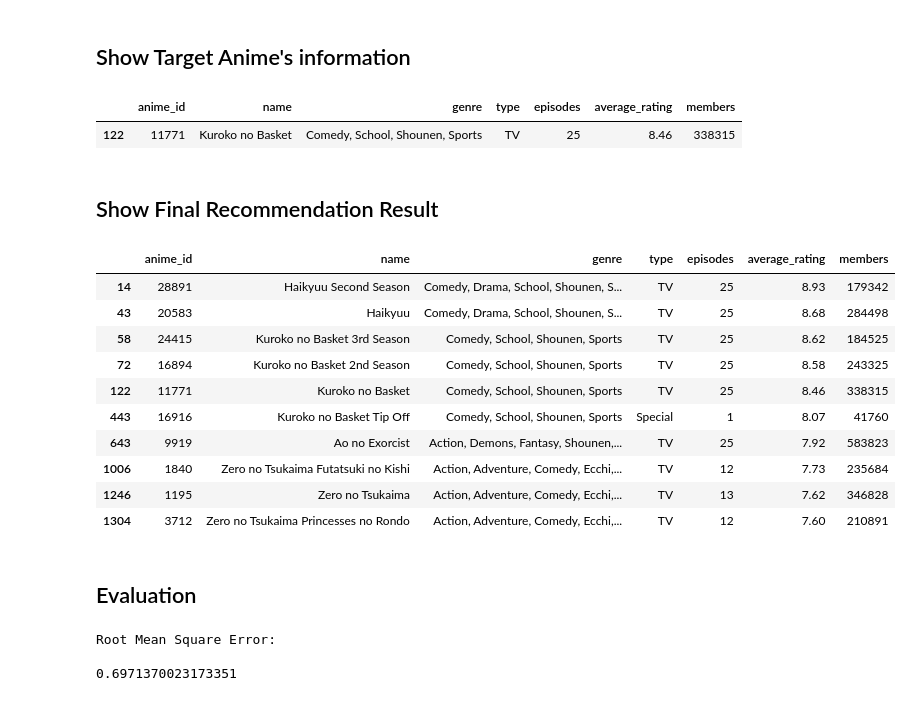
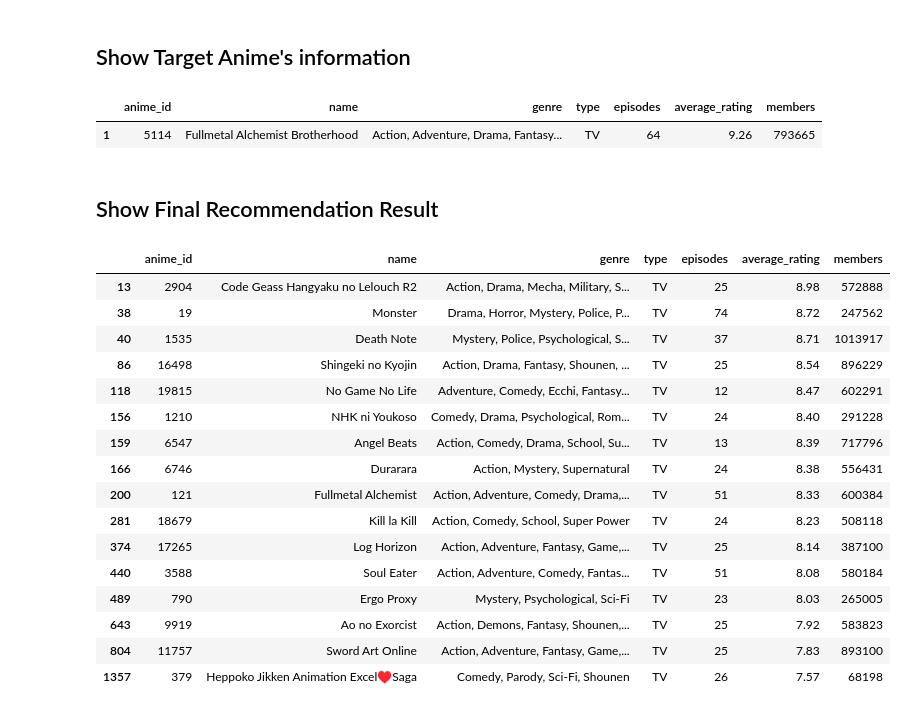
Before and after one commit to englip2002/AnimeRecommenderSystem, a Jupyter notebook: HybridRecommender.ipynb, the cells around one changed output. Cells and saved outputs as stored; diff of their text form; code cells hidden in the pictures.

```diff
--- a/HybridRecommender.ipynb
+++ b/HybridRecommender.ipynb
@@ -399,0 +391,11 @@ user_recommendation = user_recommendation[:5]
+# %%
+#sort value by rating
+target_user = raw_merged_data.loc[raw_merged_data['user_id'] == target_user_id].sort_values(by= 'user_rating', ascending= False)
+
+user_recommendation = raw_merged_data[raw_merged_data['user_id'] == most_similar_user]
+user_recommendation = user_recommendation.sort_values(by= 'user_rating', ascending= False)
+
+#Trim the result exist in user's rating
+user_recommendation = user_recommendation[~user_recommendation['anime_id'].isin(target_user['anime_id'].tolist())]
+user_recommendation = user_recommendation[:numberOfResult]
+user_recommendation
@@ -400,3 +414,3 @@ user_recommendation = user_recommendation[:5]
 # %%
 user_recommendation_list = user_recommendation['anime_id'].tolist()
-user_recommendation_list = user_recommendation_list
+user_recommendation_list
@@ -555,0 +572,4 @@ similar_popular_animes
+# %%
+#trim the result exist in user's rating
+similar_popular_animes = similar_popular_animes[~similar_popular_animes.index.isin(target_user['anime_id'].tolist())]
+similar_popular_animes.head()
@@ -556,5 +584,6 @@ similar_popular_animes
 # %%
-most_similar_popular_animes = similar_popular_animes[:5]
+#make it a list
+most_similar_popular_animes = similar_popular_animes[:numberOfResult]
 most_similar_popular_animes_list = most_similar_popular_animes.index.to_list()
 most_similar_popular_animes_list
 # %% [output]
@@ -580,43 +634,34 @@ pd.DataFrame(target_user.head(10))
 # %% [markdown]
 ## Show Target Anime's information
 # %%
-target_anime = anime_data.loc[anime_data['anime_id'] == top_rated_anime_id]
-pd.DataFrame(target_anime)
+target_search_anime = anime_data.loc[anime_data['anime_id'] == top_rated_anime_id]
+pd.DataFrame(target_search_anime)
 # %% [output]
 |  | anime_id | name | genre | type | episodes | average_rating | members |
-| 122 | 11771 | Kuroko no Basket | Comedy, School, Shounen, Sports | TV | 25 | 8.46 | 338315 |
+| 1 | 5114 | Fullmetal Alchemist Brotherhood | Action, Adventure, Drama, Fantasy... | TV | 64 | 9.26 | 793665 |
 # %% [markdown]
 ## Show Final Recommendation Result
 # %%
+#Drop the duplicated anime
 recommended_anime = anime_data.loc[anime_data['anime_id'].isin(final_recommendation_result)]
+recommended_anime.drop_duplicates(subset=['anime_id'], keep='first')
+
 pd.DataFrame(recommended_anime)
 # %% [output]
 |  | anime_id | name | genre | type | episodes | average_rating | members |
-| 14 | 28891 | Haikyuu Second Season | Comedy, Drama, School, Shounen, S... | TV | 25 | 8.93 | 179342 |
-| 43 | 20583 | Haikyuu | Comedy, Drama, School, Shounen, S... | TV | 25 | 8.68 | 284498 |
-| 58 | 24415 | Kuroko no Basket 3rd Season | Comedy, School, Shounen, Sports | TV | 25 | 8.62 | 184525 |
-| 72 | 16894 | Kuroko no Basket 2nd Season | Comedy, School, Shounen, Sports | TV | 25 | 8.58 | 243325 |
-| 122 | 11771 | Kuroko no Basket | Comedy, School, Shounen, Sports | TV | 25 | 8.46 | 338315 |
-| 443 | 16916 | Kuroko no Basket Tip Off | Comedy, School, Shounen, Sports | Special | 1 | 8.07 | 41760 |
+| 13 | 2904 | Code Geass Hangyaku no Lelouch R2 | Action, Drama, Mecha, Military, S... | TV | 25 | 8.98 | 572888 |
+| 38 | 19 | Monster | Drama, Horror, Mystery, Police, P... | TV | 74 | 8.72 | 247562 |
+| 40 | 1535 | Death Note | Mystery, Police, Psychological, S... | TV | 37 | 8.71 | 1013917 |
+| 86 | 16498 | Shingeki no Kyojin | Action, Drama, Fantasy, Shounen, ... | TV | 25 | 8.54 | 896229 |
+| 118 | 19815 | No Game No Life | Adventure, Comedy, Ecchi, Fantasy... | TV | 12 | 8.47 | 602291 |
+| 156 | 1210 | NHK ni Youkoso | Comedy, Drama, Psychological, Rom... | TV | 24 | 8.40 | 291228 |
+| 159 | 6547 | Angel Beats | Action, Comedy, Drama, School, Su... | TV | 13 | 8.39 | 717796 |
+| 166 | 6746 | Durarara | Action, Mystery, Supernatural | TV | 24 | 8.38 | 556431 |
+| 200 | 121 | Fullmetal Alchemist | Action, Adventure, Comedy, Drama,... | TV | 51 | 8.33 | 600384 |
+| 281 | 18679 | Kill la Kill | Action, Comedy, School, Super Power | TV | 24 | 8.23 | 508118 |
+| 374 | 17265 | Log Horizon | Action, Adventure, Fantasy, Game,... | TV | 25 | 8.14 | 387100 |
+| 440 | 3588 | Soul Eater | Action, Adventure, Comedy, Fantas... | TV | 51 | 8.08 | 580184 |
+| 489 | 790 | Ergo Proxy | Mystery, Psychological, Sci-Fi | TV | 23 | 8.03 | 265005 |
 | 643 | 9919 | Ao no Exorcist | Action, Demons, Fantasy, Shounen,... | TV | 25 | 7.92 | 583823 |
-| 1006 | 1840 | Zero no Tsukaima Futatsuki no Kishi | Action, Adventure, Comedy, Ecchi,... | TV | 12 | 7.73 | 235684 |
-| 1246 | 1195 | Zero no Tsukaima | Action, Adventure, Comedy, Ecchi,... | TV | 13 | 7.62 | 346828 |
-| 1304 | 3712 | Zero no Tsukaima Princesses no Rondo | Action, Adventure, Comedy, Ecchi,... | TV | 12 | 7.60 | 210891 |
+| 804 | 11757 | Sword Art Online | Action, Adventure, Fantasy, Game,... | TV | 25 | 7.83 | 893100 |
+| 1357 | 379 | Heppoko Jikken Animation Excel♥Saga | Comedy, Parody, Sci-Fi, Shounen | TV | 26 | 7.57 | 68198 |
-# %% [markdown]
-## Evaluation
-# %%
-#do not have actual value how?
-from sklearn.metrics import mean_squared_error
-import math
-y_actual = [1,2,3,4,5]
-y_predicted = [1.6,2.5,2.9,3,4.1]
-
-MSE = mean_squared_error(y_actual, y_predicted)
-
-RMSE = math.sqrt(MSE)
-print("Root Mean Square Error:\n")
-print(RMSE)
-# %% [output]
-Root Mean Square Error:
-
-0.6971370023173351
```
Also changed, not shown: parts of 34 cells of this notebook, 3 other files.
